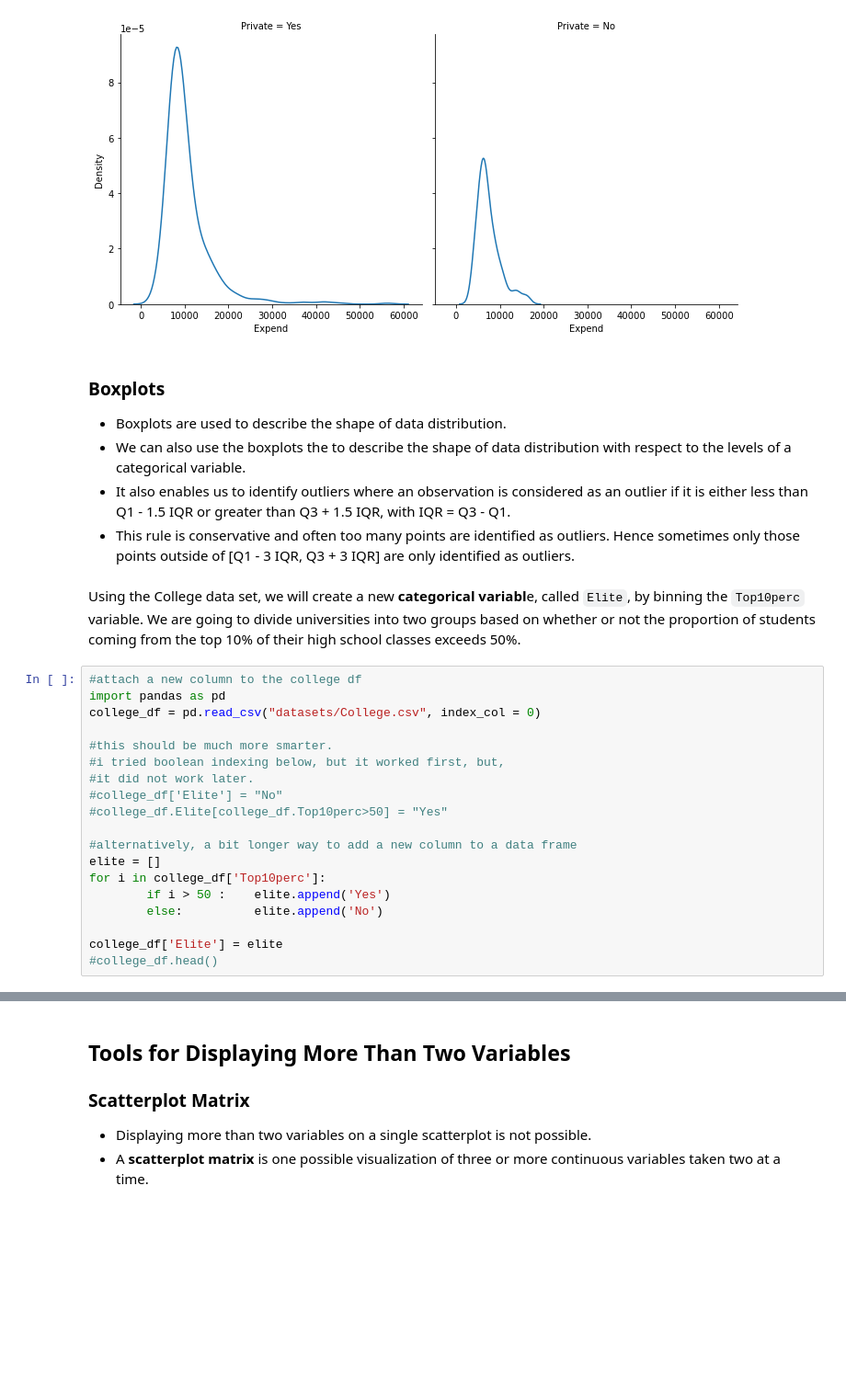
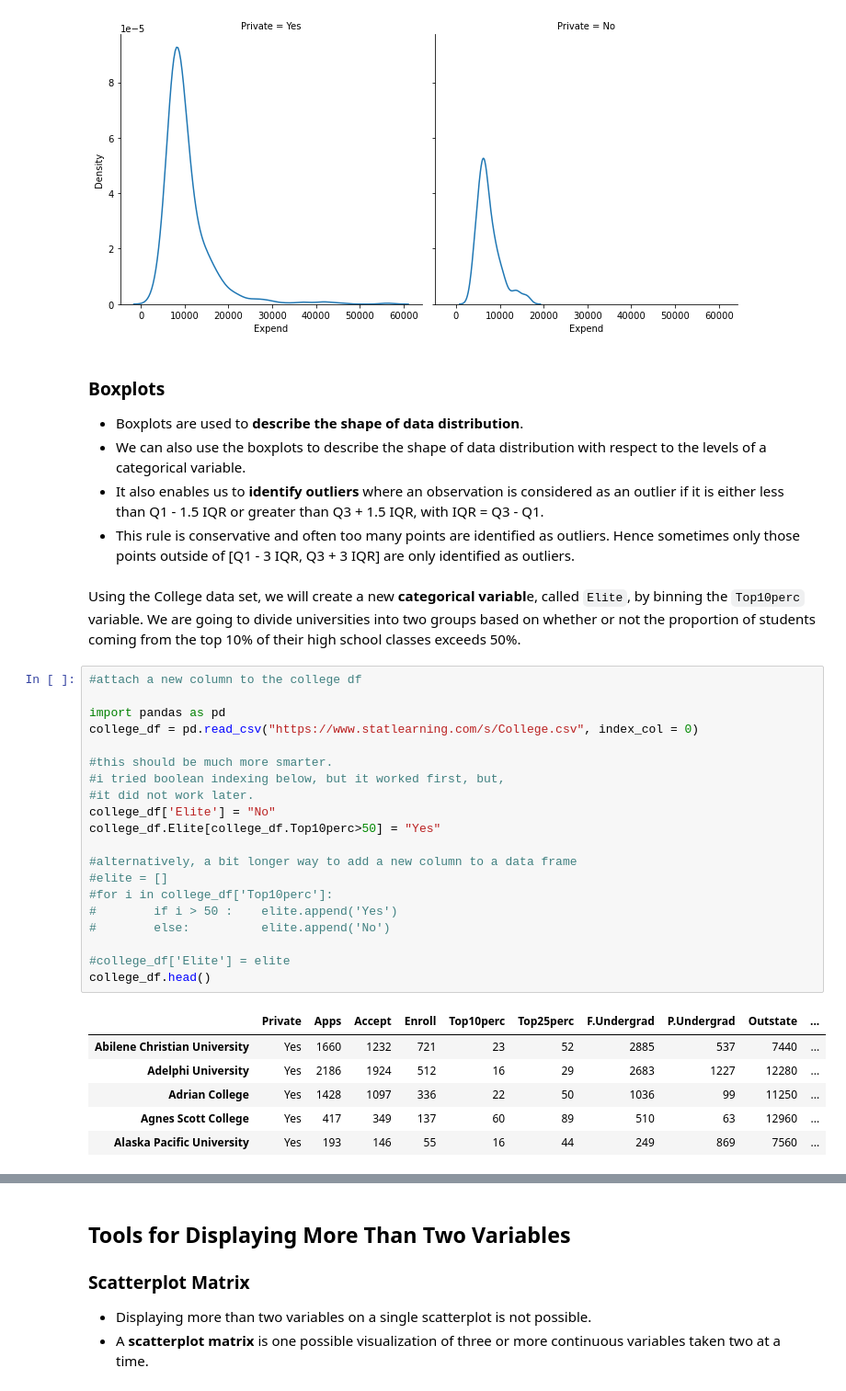
Before and after one commit to MAT555E-Fall22/MAT555E-Fall22.github.io, a Jupyter notebook: lectures/Week_01/Week_01_Eda_02.ipynb, the cells around one changed output, grey strips where cells are left out. Shown: that part at 92% size. Saved outputs shown, nothing was run; the diff lists cells and outputs as text; blank space fills up the shorter version.

```diff
--- a/lectures/Week_01/Week_01_Eda_02.ipynb
+++ b/lectures/Week_01/Week_01_Eda_02.ipynb
@@ -113,30 +134,38 @@ sns.displot(data = college_df, x = "Expend", col = "Private", kind = "kde");
 # %% [markdown]
 ### Boxplots
 
-- Boxplots are used to describe the shape of data distribution.
-- We can also use the boxplots the to describe the shape of data distribution with respect to the levels of a categorical variable.
-- It also enables us to identify outliers where an observation is considered as an outlier if it is either less than Q1 - 1.5 IQR or greater than Q3 + 1.5 IQR, with IQR = Q3 - Q1.
+- Boxplots are used to **describe the shape of data distribution**.
+- We can also use the boxplots to describe the shape of data distribution with respect to the levels of a categorical variable.
+- It also enables us to **identify outliers** where an observation is considered as an outlier if it is either less than Q1 - 1.5 IQR or greater than Q3 + 1.5 IQR, with IQR = Q3 - Q1.
 - This rule is conservative and often too many points are identified as outliers. Hence sometimes only those points outside of [Q1 - 3 IQR, Q3 + 3 IQR] are only identified as outliers.
 # %% [markdown]
 Using the College data set, we will create a new **categorical variabl**e, called `Elite`, by binning the `Top10perc` variable.
 We are going to divide universities into two groups based on whether or not the proportion of students coming from the top 10% of their high school classes exceeds 50%.
 # %%
 #attach a new column to the college df
+
 import pandas as pd
-college_df = pd.read_csv("datasets/College.csv", index_col = 0)
+college_df = pd.read_csv("https://www.statlearning.com/s/College.csv", index_col = 0)
 
 #this should be much more smarter.
 #i tried boolean indexing below, but it worked first, but,
 #it did not work later.
-#college_df['Elite'] = "No"
-#college_df.Elite[college_df.Top10perc>50] = "Yes"
+college_df['Elite'] = "No"
+college_df.Elite[college_df.Top10perc>50] = "Yes"
 
 #alternatively, a bit longer way to add a new column to a data frame
-elite = []
-for i in college_df['Top10perc']:
-        if i > 50 :    elite.append('Yes')
-        else:          elite.append('No')
+#elite = []
+#for i in college_df['Top10perc']:
+#        if i > 50 :    elite.append('Yes')
+#        else:          elite.append('No')
 
-college_df['Elite'] = elite
-#college_df.head()
+#college_df['Elite'] = elite
+college_df.head()
+# %% [output]
+|  | Private | Apps | Accept | Enroll | Top10perc | Top25perc | F.Undergrad | P.Undergrad | Outstate | ... |
+| Abilene Christian University | Yes | 1660 | 1232 | 721 | 23 | 52 | 2885 | 537 | 7440 | ... |
+| Adelphi University | Yes | 2186 | 1924 | 512 | 16 | 29 | 2683 | 1227 | 12280 | ... |
+| Adrian College | Yes | 1428 | 1097 | 336 | 22 | 50 | 1036 | 99 | 11250 | ... |
+| Agnes Scott College | Yes | 417 | 349 | 137 | 60 | 89 | 510 | 63 | 12960 | ... |
+| Alaska Pacific University | Yes | 193 | 146 | 55 | 16 | 44 | 249 | 869 | 7560 | ... |
 # %%
```
Also changed, not shown: parts of 17 cells of this notebook, 28 other files.
